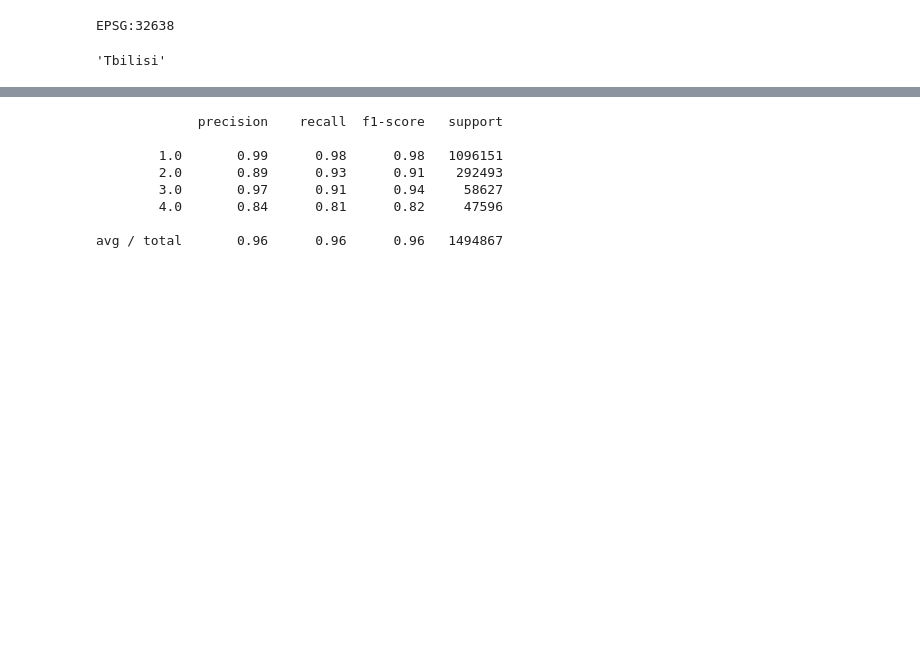
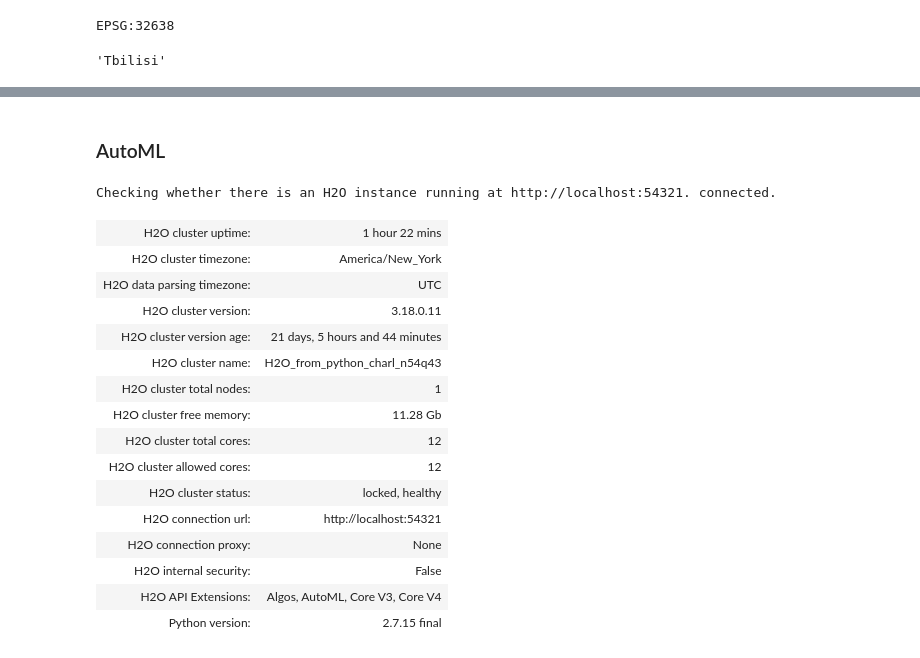
Before and after one commit to Charlesfox1/GGCW_GBDX_tools, a Jupyter notebook: scripts/workflow_ml_training/1 - Build OSM Polygon Dataset.ipynb, the cells around one changed output, grey strips where cells are left out. Saved outputs shown, nothing was run; the diff lists cells and outputs as text; code cells hidden in the pictures; blank space fills up the shorter version.

```diff
--- a/scripts/workflow_ml_training/1 - Build OSM Polygon Dataset.ipynb
+++ b/scripts/workflow_ml_training/1 - Build OSM Polygon Dataset.ipynb
@@ -381,6 +401,7 @@ with open(os.path.join(pick, 'label_all_{}.pickle'.format(city)), 'rb') as handl
 data = pd.DataFrame(data_all.T)
 
 data['class'] = label_all
+data['class'] = data['class'].astype('category')
 
 # Calculate NDVI
 
@@ -392,13 +413,20 @@ data['class'] = label_all
 
 data['ndvi'] = (data[6] - data[4])/(data[6] + data[4])
 
-data['EVI'] = 2.5 * (data[6] - data[4]) / (data[6] + 6.5 * data[4] - 7.5 * data[1] + 1 )
-
 data['water_index'] = (data[7] - data[0]) / (data[7] + data[0])
 
-X = data.iloc[:,0:8]
+data['NDBI'] = (data[6] - data[5])/(data[6] + data[5])
+
+data['NDBI2'] = (data[7] - data[5])/(data[7] + data[5])
+
+data['iron'] = (data[2]*data[3]) / (data[1]*1000)
+
+#data['EVI'] = 2.5 * (data[6] - data[4]) / (data[6] + 6.5 * data[4] - 7.5 * data[1] + 1 )
 
 y = data['class']
+
+data2 = data.drop('class', axis = 1)
+X = data2
 
 X_train, X_test, y_train, y_test = train_test_split(X, y, test_size=0.33, random_state=42)
 
@@ -417,8 +445,3 @@ gs = make_pipeline(     StandardScaler(),
 
 # Instantiate random forest. You can specify default parameters here.
 # These parameters are not being optimized.
-
-# initialize grid search
-#gs = GridSearchCV(rf, param_grid, verbose=2)#,scoring='roc_auc')
-
-gs.fit(X_train,y_train)
@@ -438,13 +448,32 @@ Pipeline(memory=None,
-# %%
-y_pred = gs.predict(X_test)
-
-print(classification_report(y_test, y_pred))
-# %% [output]
-             precision    recall  f1-score   support
-
-        1.0       0.99      0.98      0.98   1096151
-        2.0       0.89      0.93      0.91    292493
-        3.0       0.97      0.91      0.94     58627
-        4.0       0.84      0.81      0.82     47596
-
-avg / total       0.96      0.96      0.96   1494867
+# %% [markdown]
+### AutoML
+# %%
+import h2o
+from h2o.automl import H2OAutoML
+from h2o.frame import H2OFrame
+
+h2o.init()
+data.columns = ['0', '1', '2', '3', '4', '5', '6', '7','class','ndvi', 'water_index', 'NDBI', 'NDBI2', 'iron']
+train = H2OFrame(python_obj = data)
+
+x = train.columns
+y = "class"
+x.remove(y)
+# %% [output]
+Checking whether there is an H2O instance running at http://localhost:54321. connected.
+| H2O cluster uptime: | 1 hour 22 mins |
+| H2O cluster timezone: | America/New_York |
+| H2O data parsing timezone: | UTC |
+| H2O cluster version: | 3.18.0.11 |
+| H2O cluster version age: | 21 days, 5 hours and 44 minutes |
+| H2O cluster name: | H2O_from_python_charl_n54q43 |
+| H2O cluster total nodes: | 1 |
+| H2O cluster free memory: | 11.28 Gb |
+| H2O cluster total cores: | 12 |
+| H2O cluster allowed cores: | 12 |
+| H2O cluster status: | locked, healthy |
+| H2O connection url: | http://localhost:54321 |
+| H2O connection proxy: | None |
+| H2O internal security: | False |
+| H2O API Extensions: | Algos, AutoML, Core V3, Core V4 |
+| Python version: | 2.7.15 final |
```
Also changed, not shown: parts of 12 cells of this notebook, 6 other files.
